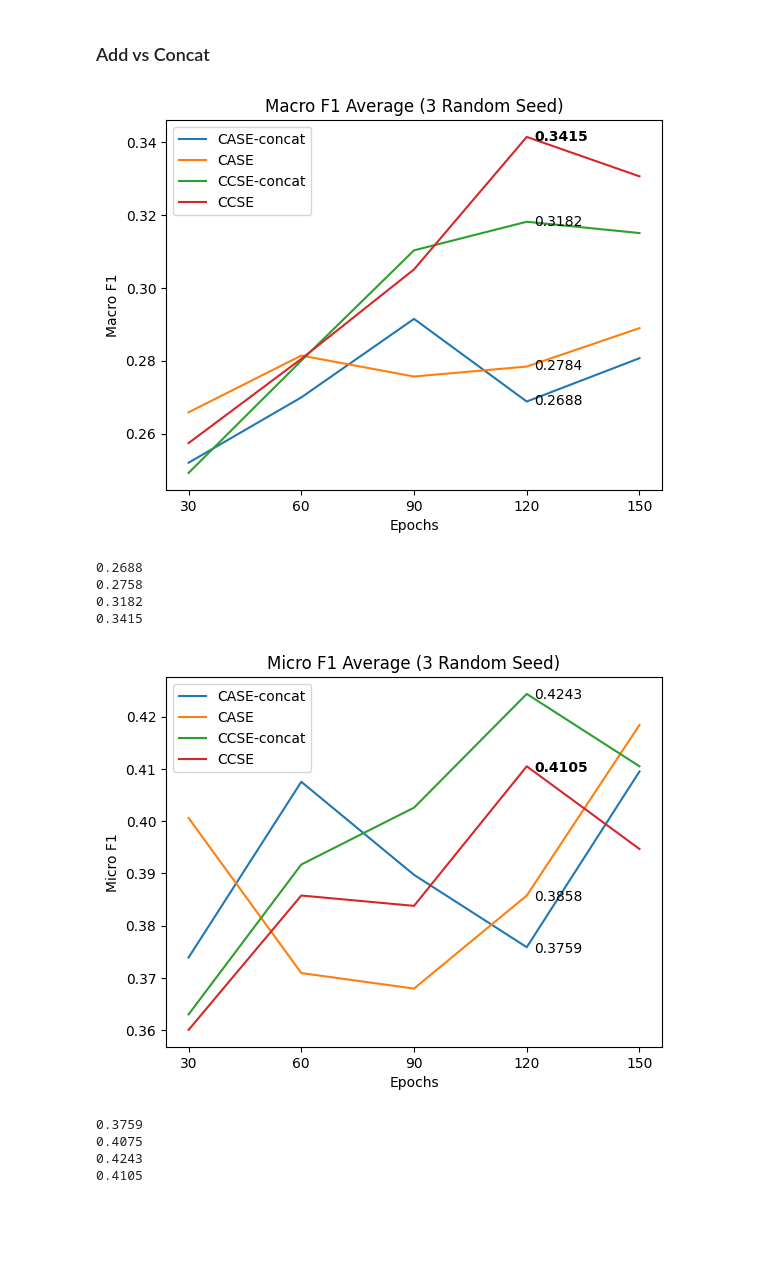
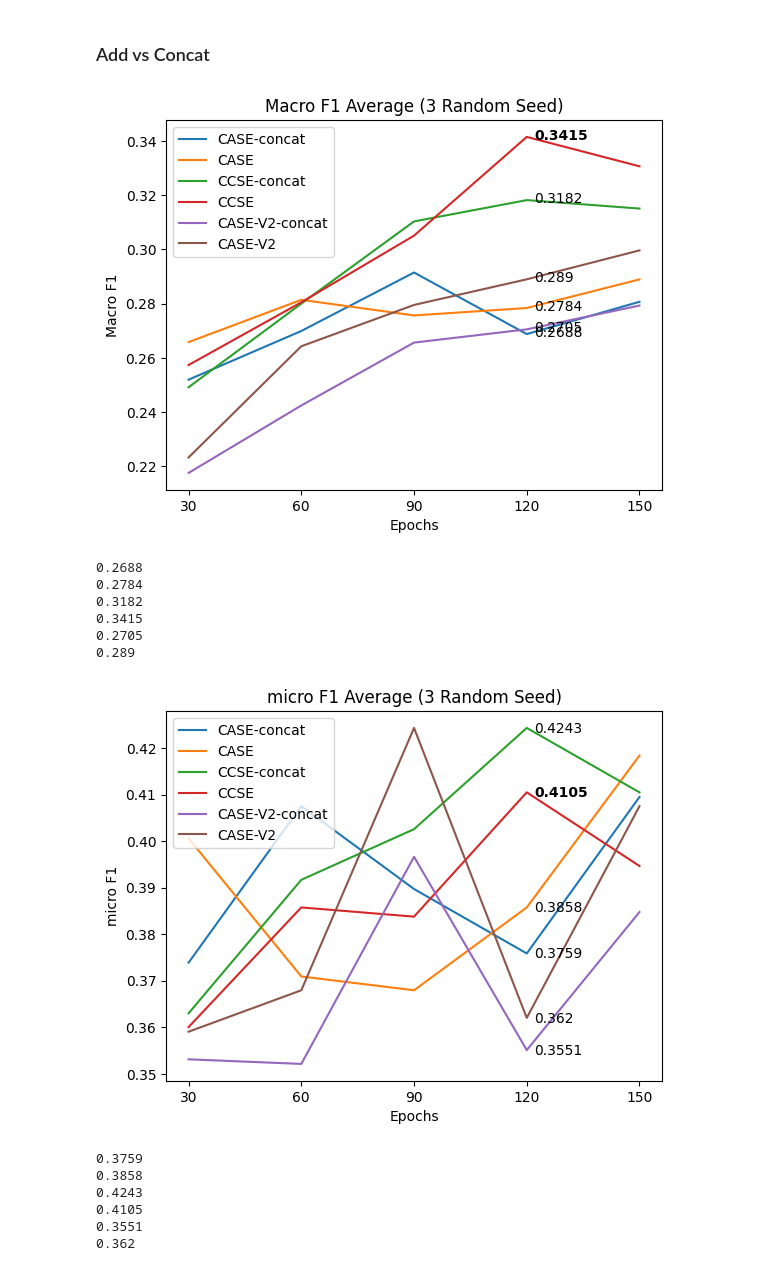
Before and after one commit to Glorang-AI/Emotion-Recognition-in-Conversation, a Jupyter notebook: score.ipynb, the cells around one changed output. Drawn from its saved outputs; the diff is of its cells as text; code cells hidden in the pictures; blank space fills up the shorter version.

```diff
--- a/score.ipynb
+++ b/score.ipynb
@@ -28,49 +28,49 @@ row = [29, 59, 89, 119, 149]
 colname = [col for col in data_macro_0.columns if "score" in col and "MIN" not in col and "MAX" not in col]
 data_macro_0 = data_macro_0[colname]
 data_macro_0 = data_macro_0.iloc[row]
-data_macro_0.columns = [(col.split(" - ")[0] + "-" + "_".join(col.split("_")[1:3])).replace("-small-", "-")  for col in data_macro_0.columns]
+data_macro_0.columns = ["-".join(col.split(" - ")[0].replace("-small", "").split("-")[:-1]) + "-" + "_".join(col.split(" - ")[1].split("_")[1:3]) for col in data_macro_0.columns]
 
 colname = [col for col in data_macro_42.columns if "score" in col and "MIN" not in col and "MAX" not in col]
 data_macro_42 = data_macro_42[colname]
 data_macro_42 = data_macro_42.iloc[row]
-data_macro_42.columns = [(col.split(" - ")[0] + "-" + "_".join(col.split("_")[1:3])).replace("-small-", "-")  for col in data_macro_42.columns]
+data_macro_42.columns = ["-".join(col.split(" - ")[0].replace("-small", "").split("-")[:-1]) + "-" + "_".join(col.split(" - ")[1].split("_")[1:3]) for col in data_macro_42.columns]
 
 colname = [col for col in data_macro_2023.columns if "score" in col and "MIN" not in col and "MAX" not in col]
 data_macro_2023 = data_macro_2023[colname]
 data_macro_2023 = data_macro_2023.iloc[row]
-data_macro_2023.columns = [(col.split(" - ")[0] + "-" + "_".join(col.split("_")[1:3])).replace("-small-", "-")  for col in data_macro_2023.columns]
+data_macro_2023.columns = ["-".join(col.split(" - ")[0].replace("-small", "").split("-")[:-1]) + "-" + "_".join(col.split(" - ")[1].split("_")[1:3]) for col in data_macro_2023.columns]
 
 
 colname = [col for col in data_micro_0.columns if "score" in col and "MIN" not in col and "MAX" not in col]
 data_micro_0 = data_micro_0[colname]
 data_micro_0 = data_micro_0.iloc[row]
-data_micro_0.columns = [(col.split(" - ")[0] + "-" + "_".join(col.split("_")[1:3])).replace("-small-", "-")  for col in data_micro_0.columns]
+data_micro_0.columns = ["-".join(col.split(" - ")[0].replace("-small", "").split("-")[:-1]) + "-" + "_".join(col.split(" - ")[1].split("_")[1:3]) for col in data_micro_0.columns]
 
 colname = [col for col in data_micro_42.columns if "score" in col and "MIN" not in col and "MAX" not in col]
 data_micro_42 = data_micro_42[colname]
 data_micro_42 = data_micro_42.iloc[row]
-data_micro_42.columns = [(col.split(" - ")[0] + "-" + "_".join(col.split("_")[1:3])).replace("-small-", "-")  for col in data_micro_42.columns]
+data_micro_42.columns = ["-".join(col.split(" - ")[0].replace("-small", "").split("-")[:-1]) + "-" + "_".join(col.split(" - ")[1].split("_")[1:3]) for col in data_micro_42.columns]
 
 colname = [col for col in data_micro_2023.columns if "score" in col and "MIN" not in col and "MAX" not in col]
 data_micro_2023 = data_micro_2023[colname]
 data_micro_2023 = data_micro_2023.iloc[row]
-data_micro_2023.columns = [(col.split(" - ")[0] + "-" + "_".join(col.split("_")[1:3])).replace("-small-", "-")  for col in data_micro_2023.columns]
+data_micro_2023.columns = ["-".join(col.split(" - ")[0].replace("-small", "").split("-")[:-1]) + "-" + "_".join(col.split(" - ")[1].split("_")[1:3]) for col in data_micro_2023.columns]
 
 
 colname = [col for col in data_weighted_0.columns if "score" in col and "MIN" not in col and "MAX" not in col]
 data_weighted_0 = data_weighted_0[colname]
 data_weighted_0 = data_weighted_0.iloc[row]
-data_weighted_0.columns = [(col.split(" - ")[0] + "-" + "_".join(col.split("_")[1:3])).replace("-small-", "-")  for col in data_weighted_0.columns]
+data_weighted_0.columns = ["-".join(col.split(" - ")[0].replace("-small", "").split("-")[:-1]) + "-" + "_".join(col.split(" - ")[1].split("_")[1:3]) for col in data_weighted_0.columns]
 
 colname = [col for col in data_weighted_42.columns if "score" in col and "MIN" not in col and "MAX" not in col]
 data_weighted_42 = data_weighted_42[colname]
 data_weighted_42 = data_weighted_42.iloc[row]
-data_weighted_42.columns = [(col.split(" - ")[0] + "-" + "_".join(col.split("_")[1:3])).replace("-small-", "-")  for col in data_weighted_42.columns]
+data_weighted_42.columns = ["-".join(col.split(" - ")[0].replace("-small", "").split("-")[:-1]) + "-" + "_".join(col.split(" - ")[1].split("_")[1:3]) for col in data_weighted_42.columns]
 
 colname = [col for col in data_weighted_2023.columns if "score" in col and "MIN" not in col and "MAX" not in col]
 data_weighted_2023 = data_weighted_2023[colname]
 data_weighted_2023 = data_weighted_2023.iloc[row]
-data_weighted_2023.columns = [(col.split(" - ")[0] + "-" + "_".join(col.split("_")[1:3])).replace("-small-", "-")  for col in data_weighted_2023.columns]
+data_weighted_2023.columns = ["-".join(col.split(" - ")[0].replace("-small", "").split("-")[:-1]) + "-" + "_".join(col.split(" - ")[1].split("_")[1:3]) for col in data_weighted_2023.columns]
 # %%
 from matplotlib import pyplot as plt
 # %%
@@ -178,6 +195,8 @@ plt.plot(data_macro['epoch'], data_macro['CASE-concat-macro_f1'], label="CASE-co
 plt.plot(data_macro['epoch'], data_macro['CASE-macro_f1'], label="CASE")
 plt.plot(data_macro['epoch'], data_macro['CCSE-concat-macro_f1'], label="CCSE-concat")
 plt.plot(data_macro['epoch'], data_macro['CCSE-macro_f1'], label="CCSE")
+plt.plot(data_macro['epoch'], data_macro['CASE-V2-concat-macro_f1'], label="CASE-V2-concat")
+plt.plot(data_macro['epoch'], data_macro['CASE-V2-macro_f1'], label="CASE-V2")
 
 plt.title("Macro F1 Average (3 Random Seed)")
 plt.xlabel("Epochs")
@@ -189,46 +208,60 @@ plt.text(data_macro['epoch'][119]+2, data_macro['CASE-concat-macro_f1'][119] - 0
 plt.text(data_macro['epoch'][119]+2, data_macro['CASE-macro_f1'][119] - 0.001, round(data_macro['CASE-macro_f1'][119], 4))
 plt.text(data_macro['epoch'][119]+2, data_macro['CCSE-concat-macro_f1'][119] - 0.001, round(data_macro['CCSE-concat-macro_f1'][119], 4))
 plt.text(data_macro['epoch'][119]+2, data_macro['CCSE-macro_f1'][119] - 0.001, round(data_macro['CCSE-macro_f1'][119], 4), weight="bold")
+plt.text(data_macro['epoch'][119]+2, data_macro['CASE-V2-concat-macro_f1'][119] - 0.001, round(data_macro['CASE-V2-concat-macro_f1'][119], 4))
+plt.text(data_macro['epoch'][119]+2, data_macro['CASE-V2-macro_f1'][119] - 0.001, round(data_macro['CASE-V2-macro_f1'][119], 4))
 plt.show()
 
 print(round(data_macro['CASE-concat-macro_f1'][119], 4))
-print(round(data_macro['Concat-macro_f1'][119], 4))
+print(round(data_macro['CASE-macro_f1'][119], 4))
 print(round(data_macro['CCSE-concat-macro_f1'][119], 4))
 print(round(data_macro['CCSE-macro_f1'][119], 4))
+print(round(data_macro['CASE-V2-concat-macro_f1'][119], 4))
+print(round(data_macro['CASE-V2-macro_f1'][119], 4))
 # %% [output]
-[figure, old version]
+[figure, new version]
 0.2688
-0.2758
+0.2784
 0.3182
 0.3415
+0.2705
+0.289
 # %%
 plt.plot(data_micro['epoch'], data_micro['CASE-concat-micro_f1'], label="CASE-concat")
 plt.plot(data_micro['epoch'], data_micro['CASE-micro_f1'], label="CASE")
 plt.plot(data_micro['epoch'], data_micro['CCSE-concat-micro_f1'], label="CCSE-concat")
 plt.plot(data_micro['epoch'], data_micro['CCSE-micro_f1'], label="CCSE")
+plt.plot(data_micro['epoch'], data_micro['CASE-V2-concat-micro_f1'], label="CASE-V2-concat")
+plt.plot(data_micro['epoch'], data_micro['CASE-V2-micro_f1'], label="CASE-V2")
 
-plt.title("Micro F1 Average (3 Random Seed)")
+plt.title("micro F1 Average (3 Random Seed)")
 plt.xlabel("Epochs")
-plt.ylabel("Micro F1")
+plt.ylabel("micro F1")
 plt.legend(loc = "upper left")
 plt.xticks(data_micro['epoch'])
 
 plt.text(data_micro['epoch'][119]+2, data_micro['CASE-concat-micro_f1'][119] - 0.001, round(data_micro['CASE-concat-micro_f1'][119], 4))
 plt.text(data_micro['epoch'][119]+2, data_micro['CASE-micro_f1'][119] - 0.001, round(data_micro['CASE-micro_f1'][119], 4))
 plt.text(data_micro['epoch'][119]+2, data_micro['CCSE-concat-micro_f1'][119] - 0.001, round(data_micro['CCSE-concat-micro_f1'][119], 4))
 plt.text(data_micro['epoch'][119]+2, data_micro['CCSE-micro_f1'][119] - 0.001, round(data_micro['CCSE-micro_f1'][119], 4), weight="bold")
+plt.text(data_micro['epoch'][119]+2, data_micro['CASE-V2-concat-micro_f1'][119] - 0.001, round(data_micro['CASE-V2-concat-micro_f1'][119], 4))
+plt.text(data_micro['epoch'][119]+2, data_micro['CASE-V2-micro_f1'][119] - 0.001, round(data_micro['CASE-V2-micro_f1'][119], 4))
 plt.show()
 
 print(round(data_micro['CASE-concat-micro_f1'][119], 4))
-print(round(data_micro['Concat-micro_f1'][119], 4))
+print(round(data_micro['CASE-micro_f1'][119], 4))
 print(round(data_micro['CCSE-concat-micro_f1'][119], 4))
 print(round(data_micro['CCSE-micro_f1'][119], 4))
+print(round(data_micro['CASE-V2-concat-micro_f1'][119], 4))
+print(round(data_micro['CASE-V2-micro_f1'][119], 4))
 # %% [output]
-[figure, old version]
+[figure, new version]
 0.3759
-0.4075
+0.3858
 0.4243
 0.4105
+0.3551
+0.362
 # %%
 plt.plot(data_weighted['epoch'], data_weighted['CASE-concat-weighted_f1'], label="CASE-concat")
 plt.plot(data_weighted['epoch'], data_weighted['CASE-weighted_f1'], label="CASE")
```
Also changed, not shown: parts of 6 cells of this notebook.
